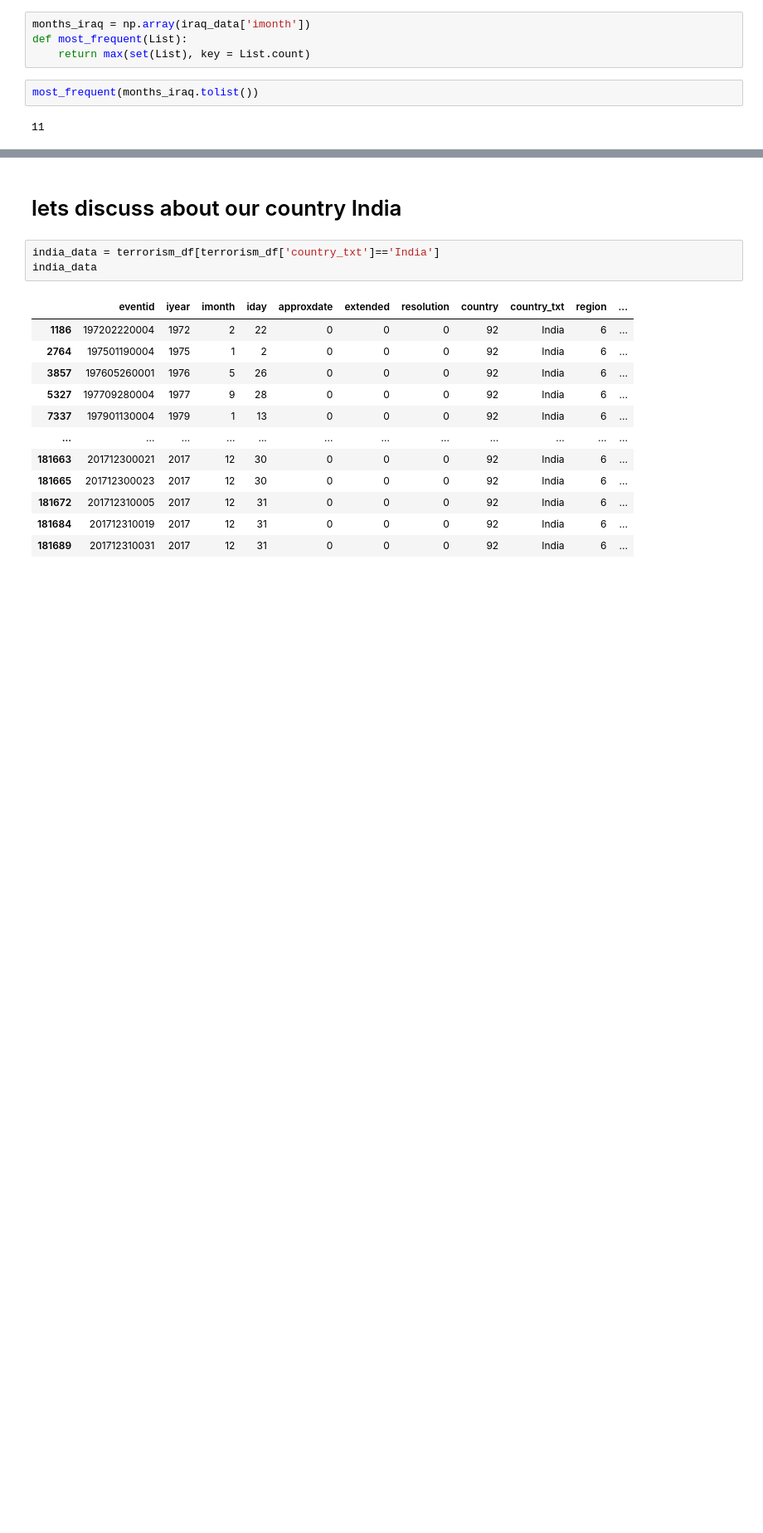
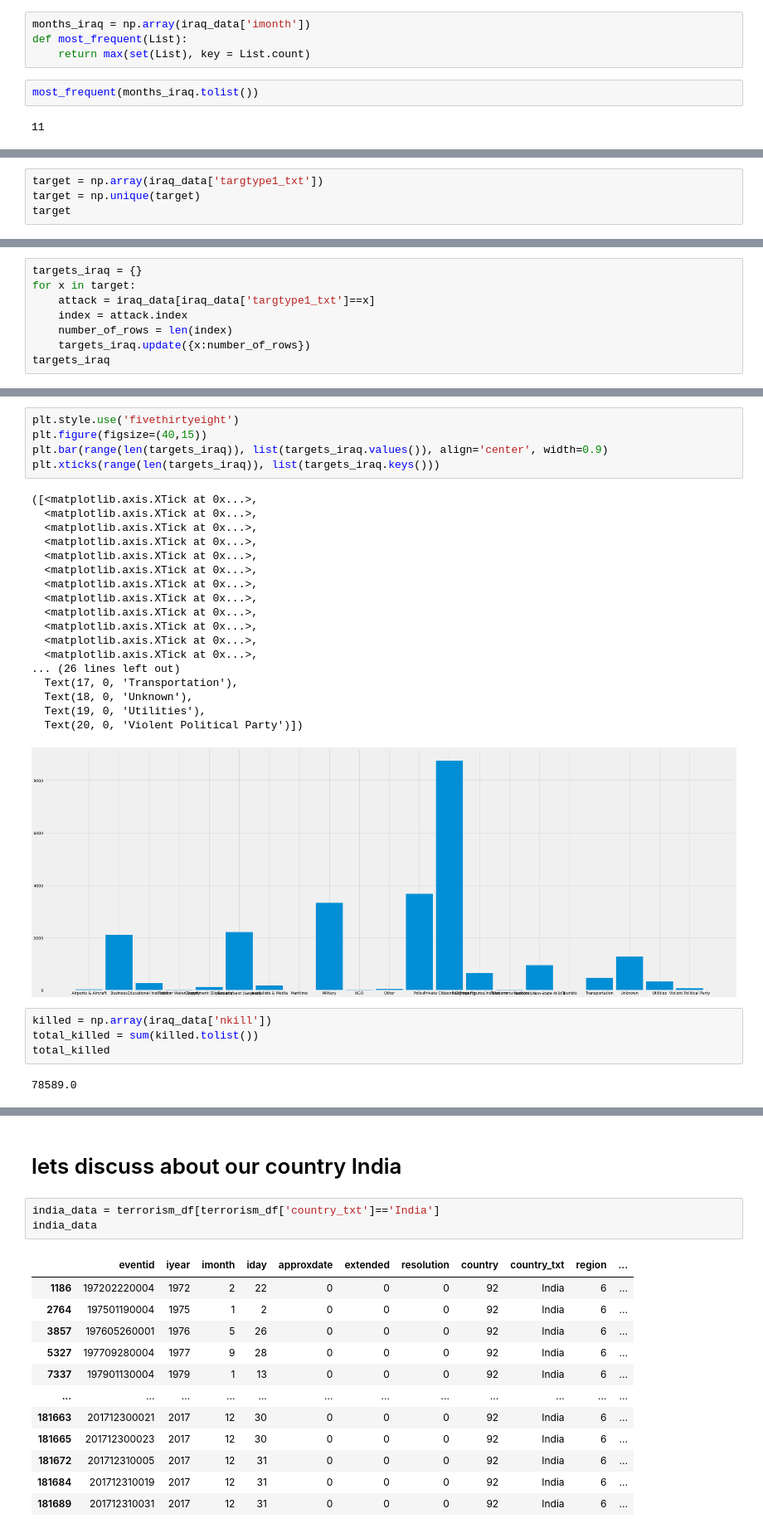
Before and after one commit to siktasharma/Exploratory-Data-Analysis---Terrorism, a Jupyter notebook: terrorism_analysis.ipynb, the cells around one changed output, grey strips where cells are left out. Shown at 83% size. Saved outputs shown, nothing was run; the diff lists cells and outputs as text; blank space fills up the shorter version.

```diff
--- a/terrorism_analysis.ipynb
+++ b/terrorism_analysis.ipynb
@@ -176,0 +256,4 @@ most_frequent(months_iraq.tolist())
+# %%
+target = np.array(iraq_data['targtype1_txt'])
+target = np.unique(target)
+target
@@ -176,0 +269,8 @@ most_frequent(months_iraq.tolist())
+# %%
+targets_iraq = {}
+for x in target:
+    attack = iraq_data[iraq_data['targtype1_txt']==x]
+    index = attack.index
+    number_of_rows = len(index)
+    targets_iraq.update({x:number_of_rows})
+targets_iraq
@@ -176,0 +295,30 @@ most_frequent(months_iraq.tolist())
+# %%
+plt.style.use('fivethirtyeight')
+plt.figure(figsize=(40,15))
+plt.bar(range(len(targets_iraq)), list(targets_iraq.values()), align='center', width=0.9)
+plt.xticks(range(len(targets_iraq)), list(targets_iraq.keys()))
+# %% [output]
+([<matplotlib.axis.XTick at 0x...>,
+  <matplotlib.axis.XTick at 0x...>,
+  <matplotlib.axis.XTick at 0x...>,
+  <matplotlib.axis.XTick at 0x...>,
+  <matplotlib.axis.XTick at 0x...>,
+  <matplotlib.axis.XTick at 0x...>,
+  <matplotlib.axis.XTick at 0x...>,
+  <matplotlib.axis.XTick at 0x...>,
+  <matplotlib.axis.XTick at 0x...>,
+  <matplotlib.axis.XTick at 0x...>,
+  <matplotlib.axis.XTick at 0x...>,
+  <matplotlib.axis.XTick at 0x...>,
+... (26 lines left out)
+  Text(17, 0, 'Transportation'),
+  Text(18, 0, 'Unknown'),
+  Text(19, 0, 'Utilities'),
+  Text(20, 0, 'Violent Political Party')])
+[figure, added]
+# %%
+killed = np.array(iraq_data['nkill'])
+total_killed = sum(killed.tolist())
+total_killed
+# %% [output]
+78589.0
```
Also changed, not shown: parts of 17 cells of this notebook.
